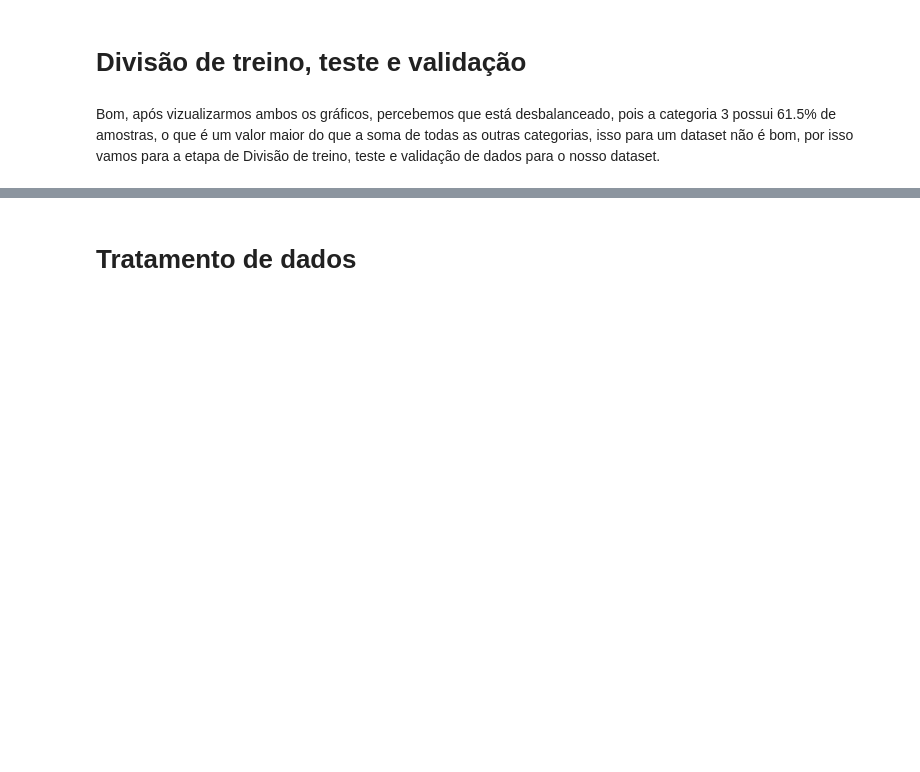
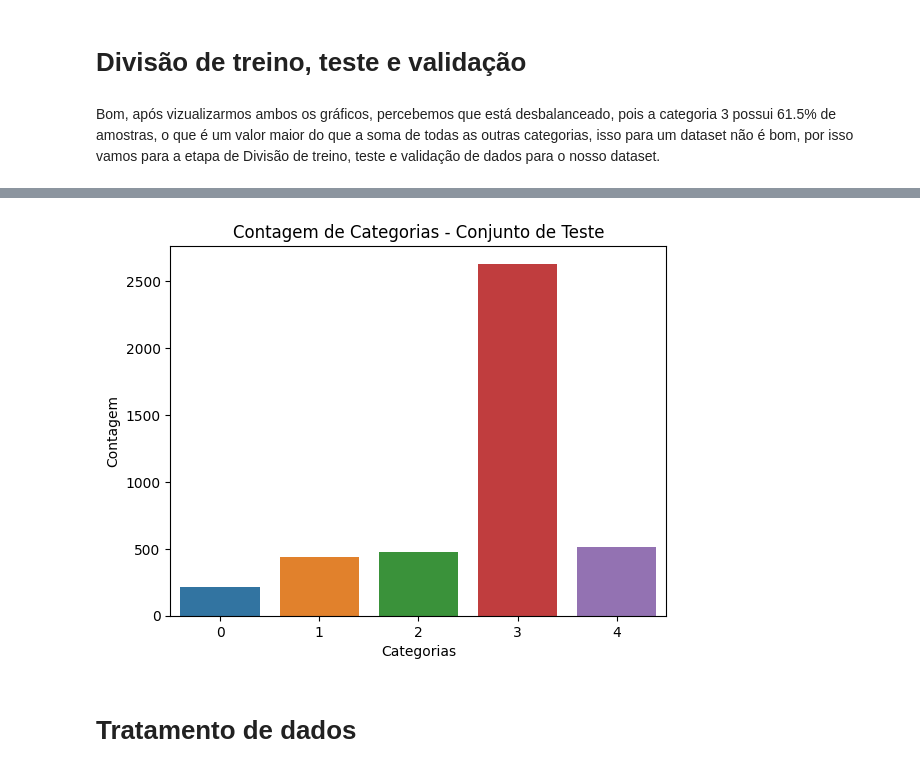
Before and after one commit to Kayzwk/crop-diseases-classification, a Jupyter notebook: davi-a-priori.ipynb, the cells around one changed output, grey strips where cells are left out. Saved outputs shown, nothing was run; the diff lists cells and outputs as text; code cells hidden in the pictures; blank space fills up the shorter version.

```diff
--- a/davi-a-priori.ipynb
+++ b/davi-a-priori.ipynb
@@ -83,2 +95,11 @@ Bom, após vizualizarmos ambos os gráficos, percebemos que está desbalanceado,
+# %%
+# Plot dos dados de teste
+sns.barplot(x=test_data['label'].value_counts().index, y=test_data['label'].value_counts().values)
+plt.title('Contagem de Categorias - Conjunto de Teste')
+plt.xlabel('Categorias')
+plt.ylabel('Contagem')
+plt.show()
+# %% [output]
+[figure, added]
 # %% [markdown]
 # Tratamento de dados
```
Also changed, not shown: parts of 4 cells of this notebook.
